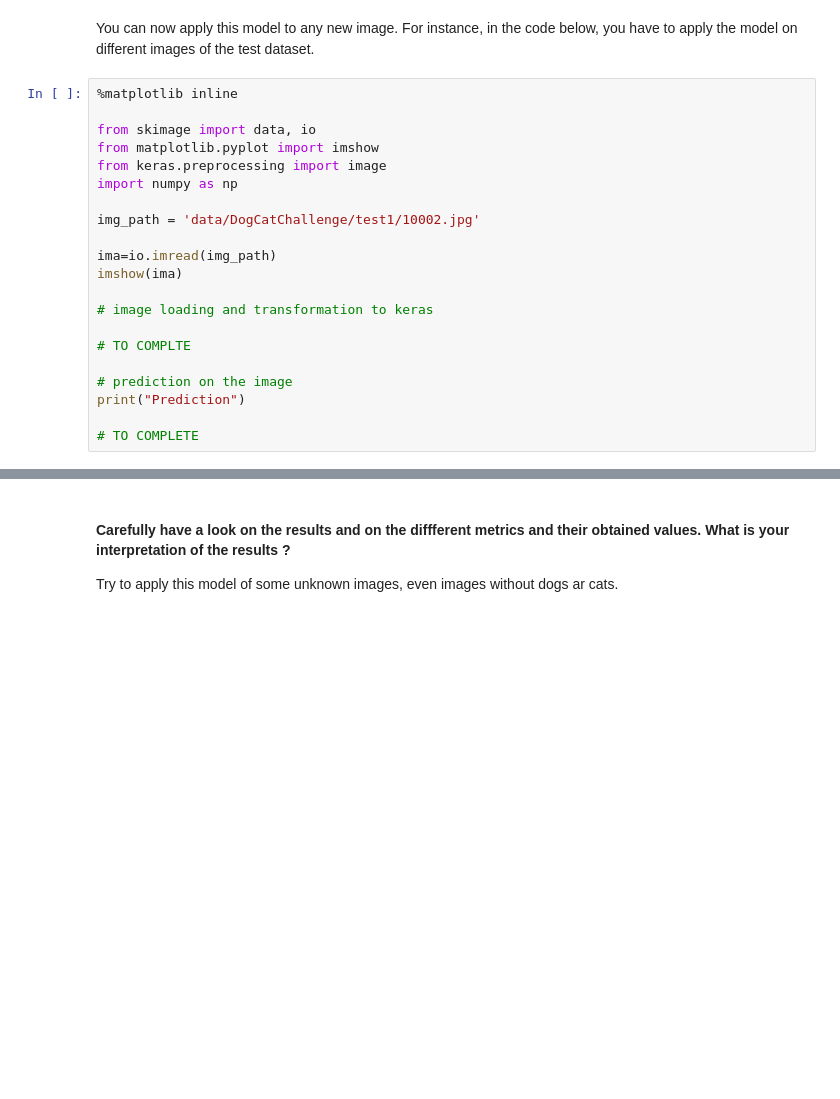
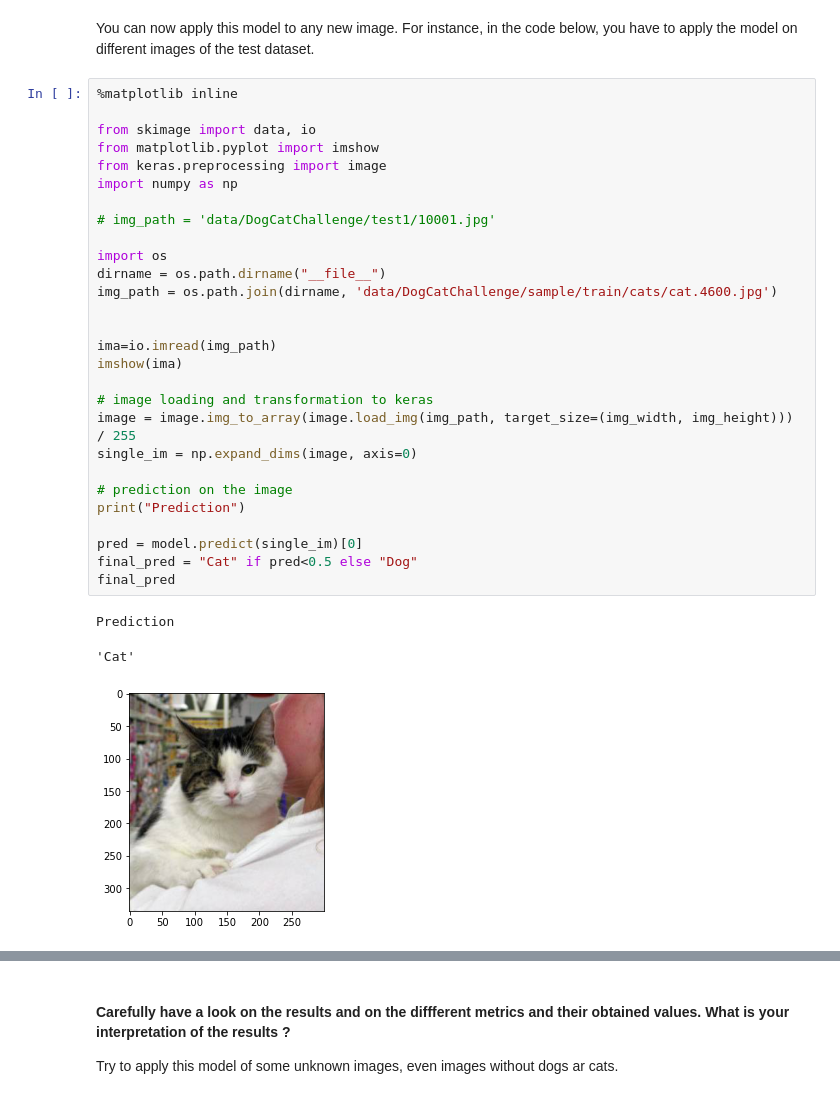
Before and after one commit to Adrico11/Dogs-vs-Cats, a Jupyter notebook: Dogs_Cats.ipynb, the cells around one changed output, grey strips where cells are left out. Drawn from its saved outputs; the diff is of its cells as text; blank space fills up the shorter version.

```diff
--- a/Dogs_Cats.ipynb
+++ b/Dogs_Cats.ipynb
@@ -889,24 +1014,35 @@ You can now apply this model to any new image. For instance, in the code below,
 # %%
 %matplotlib inline
 
 from skimage import data, io
 from matplotlib.pyplot import imshow
 from keras.preprocessing import image
 import numpy as np
 
-img_path = 'data/DogCatChallenge/test1/10002.jpg'
+# img_path = 'data/DogCatChallenge/test1/10001.jpg'
+
+import os
+dirname = os.path.dirname("__file__")
+img_path = os.path.join(dirname, 'data/DogCatChallenge/sample/train/cats/cat.4600.jpg')
+
 
 ima=io.imread(img_path)
 imshow(ima)
 
 # image loading and transformation to keras
-
-# TO COMPLTE
+image = image.img_to_array(image.load_img(img_path, target_size=(img_width, img_height))) / 255
+single_im = np.expand_dims(image, axis=0)
 
 # prediction on the image
 print("Prediction")
 
-# TO COMPLETE
+pred = model.predict(single_im)[0]
+final_pred = "Cat" if pred<0.5 else "Dog"
+final_pred
+# %% [output]
+Prediction
+'Cat'
+[figure, added]
 # %% [markdown]
 ## Use a pretrained Convnet model
 
```
Also changed, not shown: parts of 19 cells of this notebook.
